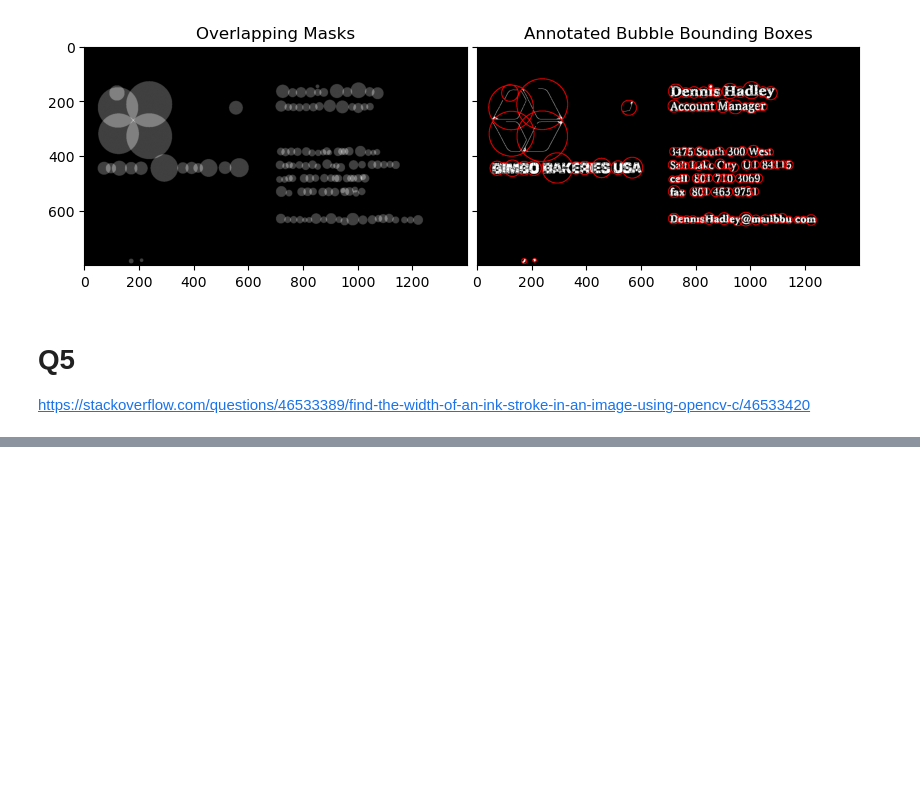
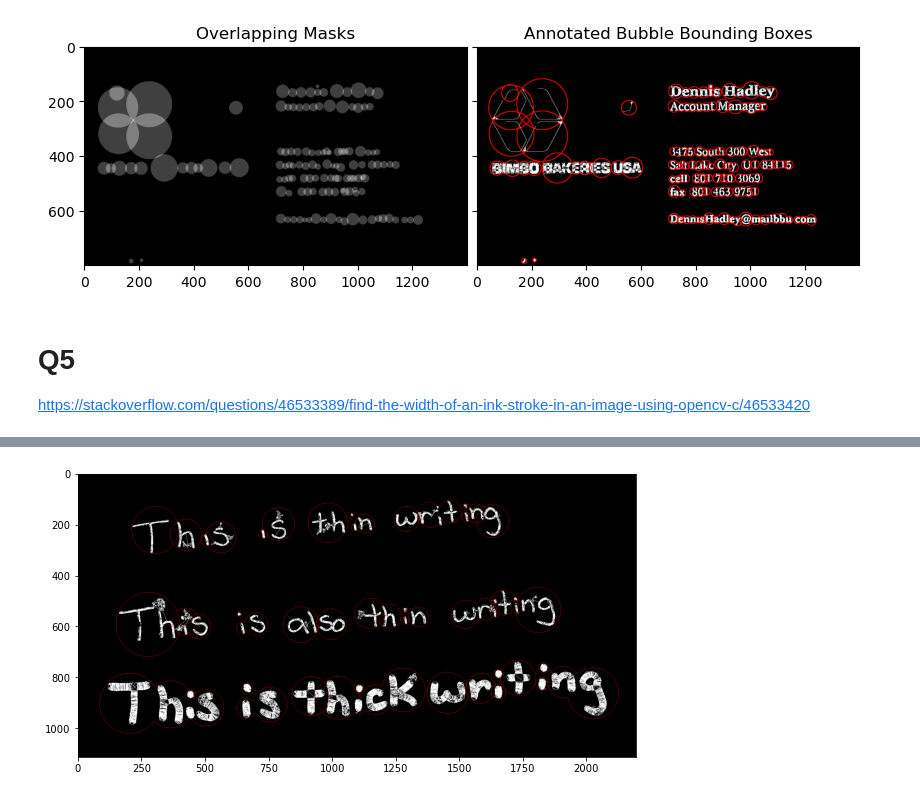
Before and after one commit to ag-ds-bubble/swtloc, a Jupyter notebook: examples/StackOverflow QnA.ipynb, the cells around one changed output, grey strips where cells are left out. Saved outputs shown, nothing was run; the diff lists cells and outputs as text; code cells hidden in the pictures; blank space fills up the shorter version.

```diff
--- a/examples/StackOverflow QnA.ipynb
+++ b/examples/StackOverflow QnA.ipynb
@@ -154,2 +155,8 @@ plt.savefig(rawimage_path+'sw_distribution.jpg')
 # %%
 _=cv2.imwrite(rawimage_path+'so5_img1_processed.jpg', swtl.swtlabelled_pruned13C)
+# %%
+respacket=swtl.get_grouped(lookup_radii_multiplier=0.9, ht_ratio=3.0, bubble_width=1)
+grouped_annot_bubble = respacket[2]
+imgshow(grouped_annot_bubble)
+# %% [output]
+[figure, added]
```
Also changed, not shown: parts of 2 cells of this notebook, 4 other files.
